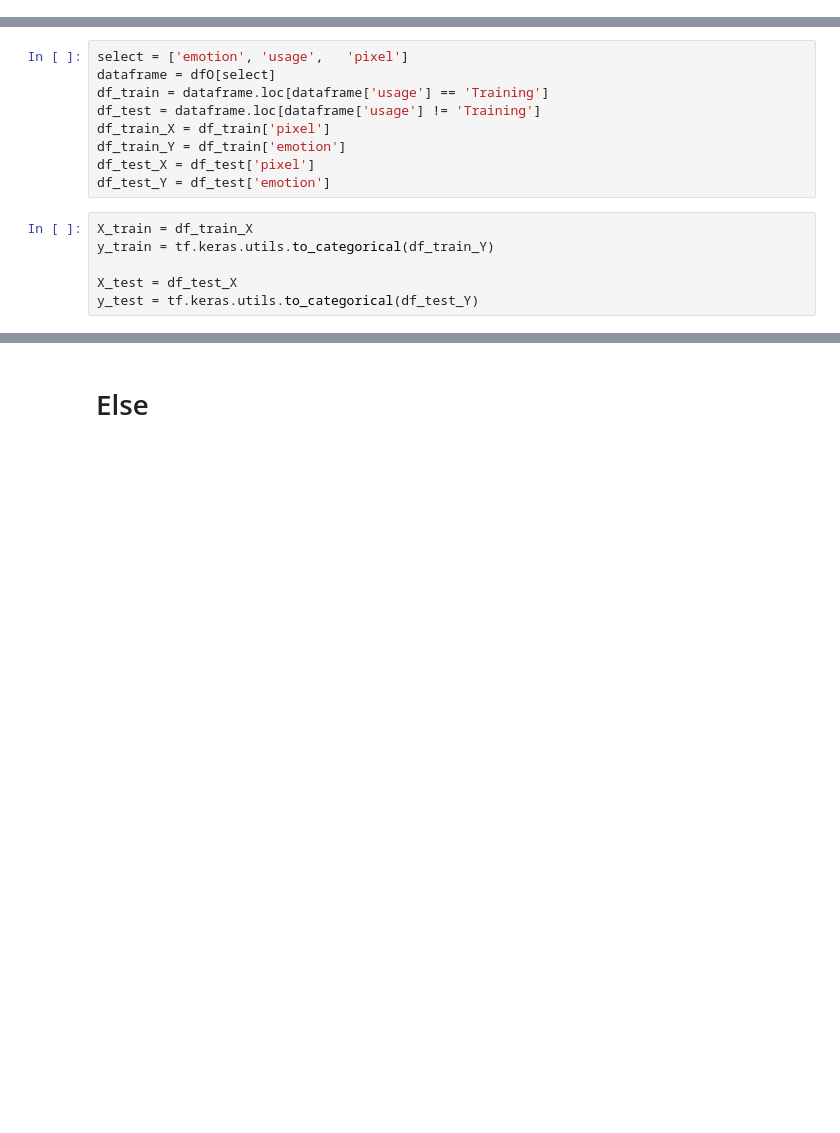
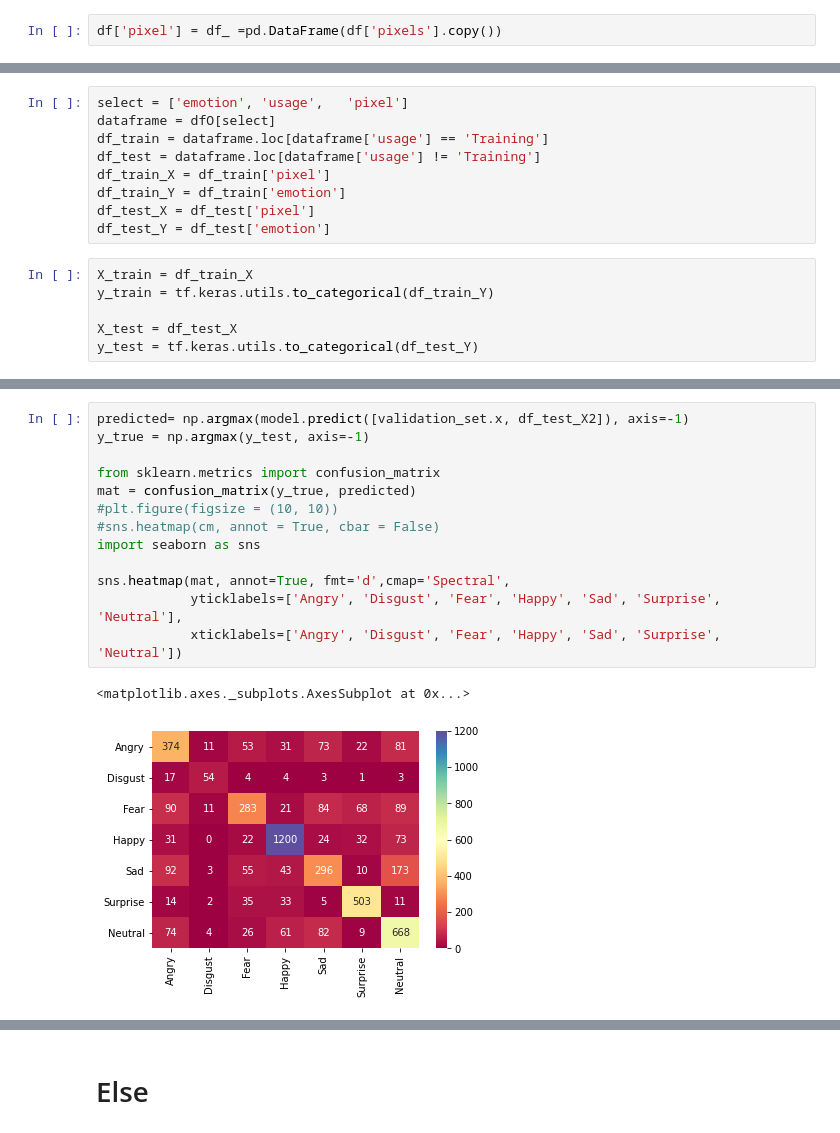
Before and after one commit to tonyamf/ANN, a Jupyter notebook: Untitled_1.ipynb, the cells around one changed output, grey strips where cells are left out. Cells and saved outputs as stored; diff of their text form; blank space fills up the shorter version.

```diff
--- a/Untitled_1.ipynb
+++ b/Untitled_1.ipynb
@@ -81,6 +99,8 @@ df.columns = ['emotion', 'usage', 'pixels']
 df.columns
 # %% [output]
 Index(['emotion', 'usage', 'pixels'], dtype='object')
+# %%
+df['pixel'] = df_ =pd.DataFrame(df['pixels'].copy())
 # %%
 df['pixels'] = df['pixels'].apply(lambda x: np.fromstring(x, dtype = int, sep = ' ').reshape(48, 48))
 # %%
@@ -1328,0 +1097,16 @@ y_test = tf.keras.utils.to_categorical(df_test_Y)
+# %%
+predicted= np.argmax(model.predict([validation_set.x, df_test_X2]), axis=-1)
+y_true = np.argmax(y_test, axis=-1)
+
+from sklearn.metrics import confusion_matrix
+mat = confusion_matrix(y_true, predicted)
+#plt.figure(figsize = (10, 10))
+#sns.heatmap(cm, annot = True, cbar = False)
+import seaborn as sns
+
+sns.heatmap(mat, annot=True, fmt='d',cmap='Spectral',
+            yticklabels=['Angry', 'Disgust', 'Fear', 'Happy', 'Sad', 'Surprise', 'Neutral'],
+            xticklabels=['Angry', 'Disgust', 'Fear', 'Happy', 'Sad', 'Surprise', 'Neutral'])
+# %% [output]
+<matplotlib.axes._subplots.AxesSubplot at 0x...>
+[figure, added]
```
Also changed, not shown: parts of 53 cells of this notebook.
